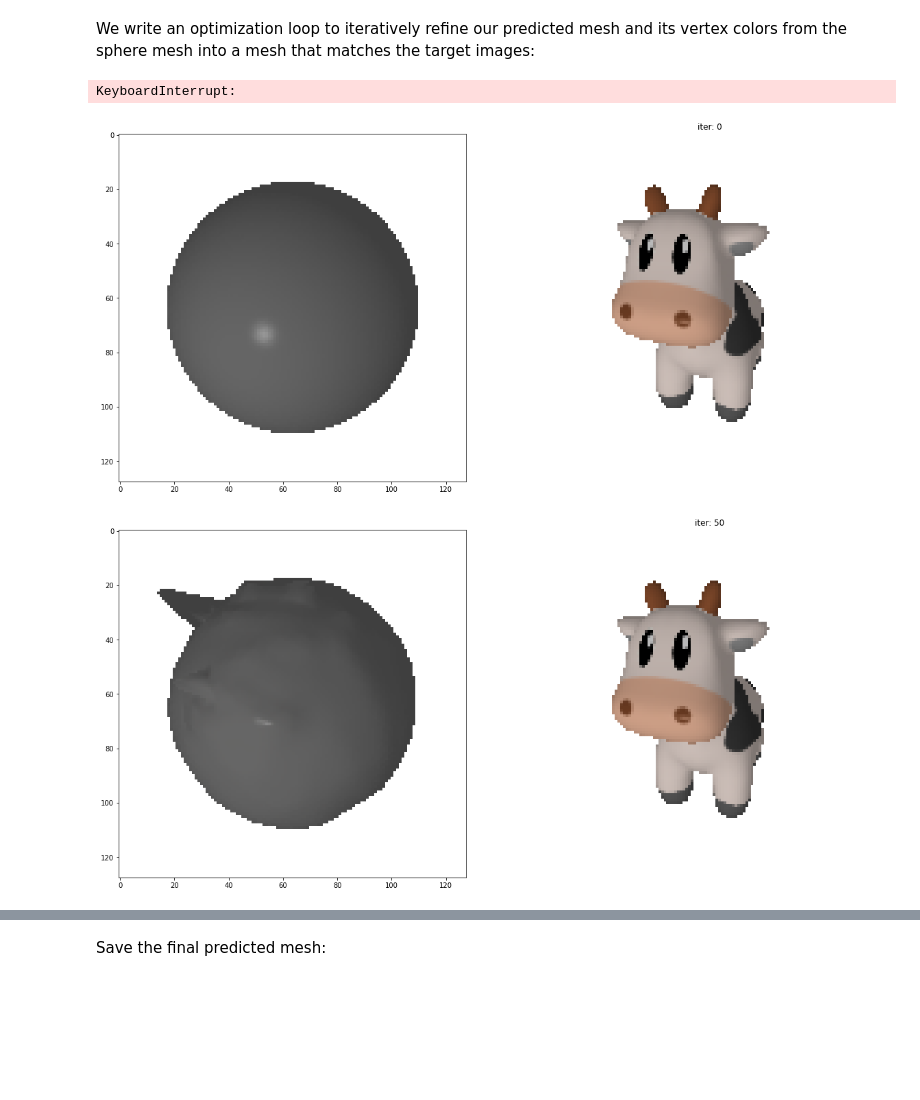
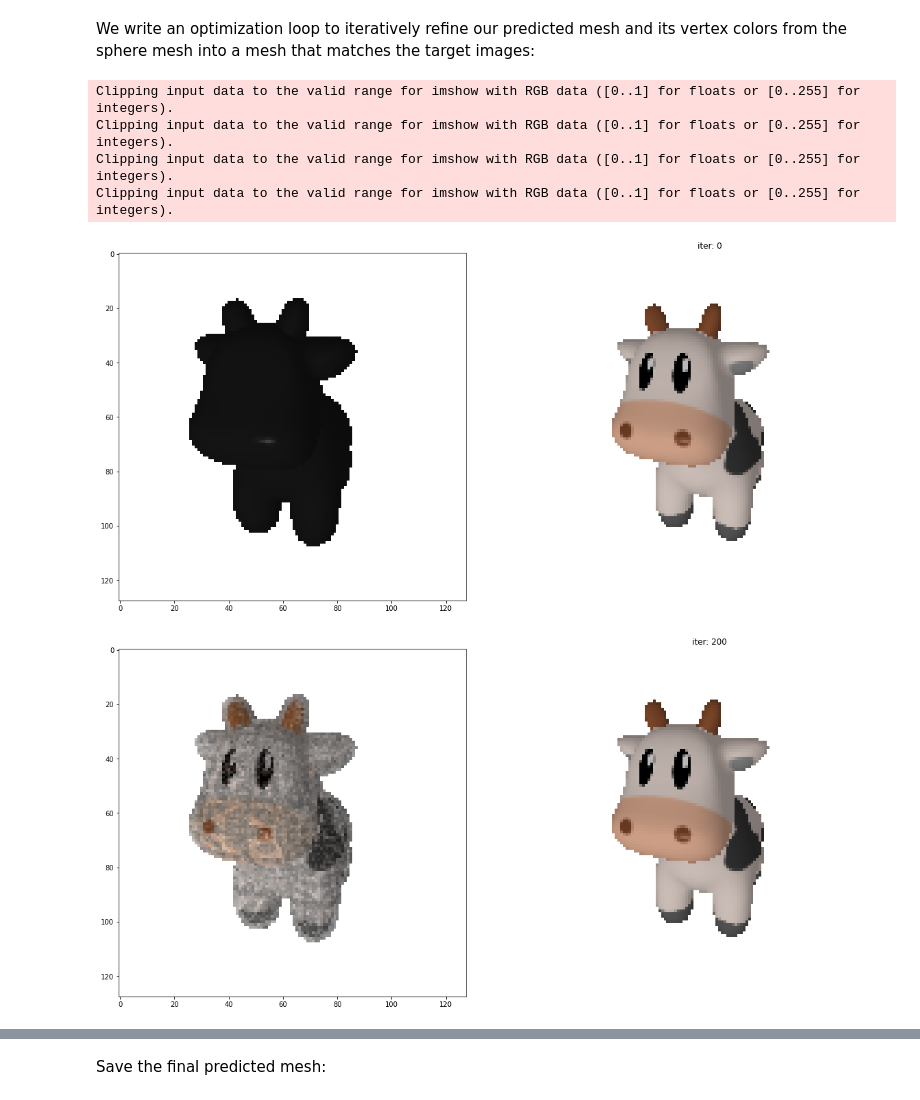
Before and after one commit to theycallmepeter/pytorch3d_PBR, a Jupyter notebook: docs/tutorials/fit_textured_mesh.ipynb, the cells around one changed output, grey strips where cells are left out. Saved outputs shown, nothing was run; the diff lists cells and outputs as text; code cells hidden in the pictures; blank space fills up the shorter version.

```diff
--- a/docs/tutorials/fit_textured_mesh.ipynb
+++ b/docs/tutorials/fit_textured_mesh.ipynb
@@ -427,37 +619,49 @@ We initialize settings, losses, and the optimizer that will be used to iterative
 # Number of views to optimize over in each SGD iteration
 num_views_per_iteration = 2
 # Number of optimization steps
-Niter = 500
+Niter = 1000
 # Plot period for the losses
-plot_period = 50
+plot_period = 200
 
 %matplotlib inline
 
 # Optimize using rendered RGB image loss, rendered silhouette image loss, mesh
 # edge loss, mesh normal consistency, and mesh laplacian smoothing
 losses = {"rgb": {"weight": 1.0, "values": []},
-          "silhouette": {"weight": 1.0, "values": []},
-          "edge": {"weight": 1.0, "values": []},
-          "normal": {"weight": 0.01, "values": []},
-          "laplacian": {"weight": 1.0, "values": []},
+        #   "silhouette": {"weight": 1.0, "values": []},
+        #   "edge": {"weight": 1.0, "values": []},
+        #   "normal": {"weight": 0.01, "values": []},
+        #   "laplacian": {"weight": 1.0, "values": []},
          }
 
 # We will learn to deform the source mesh by offsetting its vertices
 # The shape of the deform parameters is equal to the total number of vertices in
 # src_mesh
+src_mesh = mesh.clone()
 verts_shape = src_mesh.verts_packed().shape
 deform_verts = torch.full(verts_shape, 0.0, device=device, requires_grad=True)
 
+verts = src_mesh.verts_packed()
+faces = src_mesh.faces_packed().unsqueeze(dim=0).to(device)
+# u = 0.5 + (torch.atan2(verts[:,0], verts[:,1])/(np.pi*2))
+# v = 0.5 - (torch.arcsin(verts[:,2])/np.pi)
+# uv_map = torch.stack([u,v], dim=1).unsqueeze(dim=0).to(device)
+uv_map = src_mesh.textures.verts_uvs_padded().to(device)
+# uv_map.requires_grad = True
+
 # We will also learn per vertex colors for our sphere mesh that define texture
 # of the mesh
-sphere_verts_rgb = torch.full([1, verts_shape[0], 3], 0.5, device=device, requires_grad=True)
+sphere_verts_rgb = torch.full(mesh.textures.maps_padded().shape, 0.1, device=device, requires_grad=True)
+
+# Need to create UV map for the sphere and optimize that together with the texture
 
 # The optimizer
-optimizer = torch.optim.SGD([deform_verts, sphere_verts_rgb], lr=0.1, momentum=0.9)
+optimizer = torch.optim.Adam([sphere_verts_rgb], lr=0.01)
 # %% [markdown]
 We write an optimization loop to iteratively refine our predicted mesh and its vertex colors from the sphere mesh into a mesh that matches the target images:
 # %%
 loop = tqdm(range(Niter))
+maps = [sphere_verts_rgb.detach().cpu()]
 
 for i in loop:
     # Initialize optimizer
@@ -467,47 +671,52 @@ for i in loop:
     new_src_mesh = src_mesh.offset_verts(deform_verts)
 
     # Add per vertex colors to texture the mesh
-    new_src_mesh.textures = TexturesVertex(verts_features=sphere_verts_rgb)
+    # TODO create UV map for faces and vertices for the default sphere
+    new_src_mesh.textures = TexturesUV(sphere_verts_rgb, faces_uvs=faces, verts_uvs=uv_map)
 
     # Losses to smooth /regularize the mesh shape
     loss = {k: torch.tensor(0.0, device=device) for k in losses}
-    update_mesh_shape_prior_losses(new_src_mesh, loss)
+    # update_mesh_shape_prior_losses(new_src_mesh, loss)
 
     # Randomly select two views to optimize over in this iteration.  Compared
     # to using just one view, this helps resolve ambiguities between updating
     # mesh shape vs. updating mesh texture
     for j in np.random.permutation(num_views).tolist()[:num_views_per_iteration]:
         images_predicted = renderer_textured(new_src_mesh, cameras=target_cameras[j], lights=lights)
 
         # Squared L2 distance between the predicted silhouette and the target
-        # silhouette from our dataset
-        predicted_silhouette = images_predicted[..., 3]
-        loss_silhouette = ((predicted_silhouette - target_silhouette[j]) ** 2).mean()
-        loss["silhouette"] += loss_silhouette / num_views_per_iteration
+        # # silhouette from our dataset
+        # predicted_silhouette = images_predicted[..., 3]
+        # loss_silhouette = ((predicted_silhouette - target_silhouette[j]) ** 2).mean()
+        # loss["silhouette"] += loss_silhouette / num_views_per_iteration
 
         # Squared L2 distance between the predicted RGB image and the target
         # image from our dataset
         predicted_rgb = images_predicted[..., :3]
         loss_rgb = ((predicted_rgb - target_rgb[j]) ** 2).mean()
         loss["rgb"] += loss_rgb / num_views_per_iteration
 
     # Weighted sum of the losses
     sum_loss = torch.tensor(0.0, device=device)
     for k, l in loss.items():
         sum_loss += l * losses[k]["weight"]
         losses[k]["values"].append(float(l.detach().cpu()))
 
     # Print the losses
     loop.set_description("total_loss = %.6f" % sum_loss)
 
     # Plot mesh
     if i % plot_period == 0:
         visualize_prediction(new_src_mesh, renderer=renderer_textured, title="iter: %d" % i, silhouette=False)
+        maps.append(sphere_verts_rgb.detach().cpu())
 
     # Optimization step
     sum_loss.backward()
     optimizer.step()
 # %% [output]
-KeyboardInterrupt:
+Clipping input data to the valid range for imshow with RGB data ([0..1] for floats or [0..255] for integers).
+Clipping input data to the valid range for imshow with RGB data ([0..1] for floats or [0..255] for integers).
+Clipping input data to the valid range for imshow with RGB data ([0..1] for floats or [0..255] for integers).
+Clipping input data to the valid range for imshow with RGB data ([0..1] for floats or [0..255] for integers).
-[figure, old version]
+[figure, new version]
-[figure, old version]
+[figure, new version]
```
Also changed, not shown: parts of 9 cells of this notebook, 1 other file.
